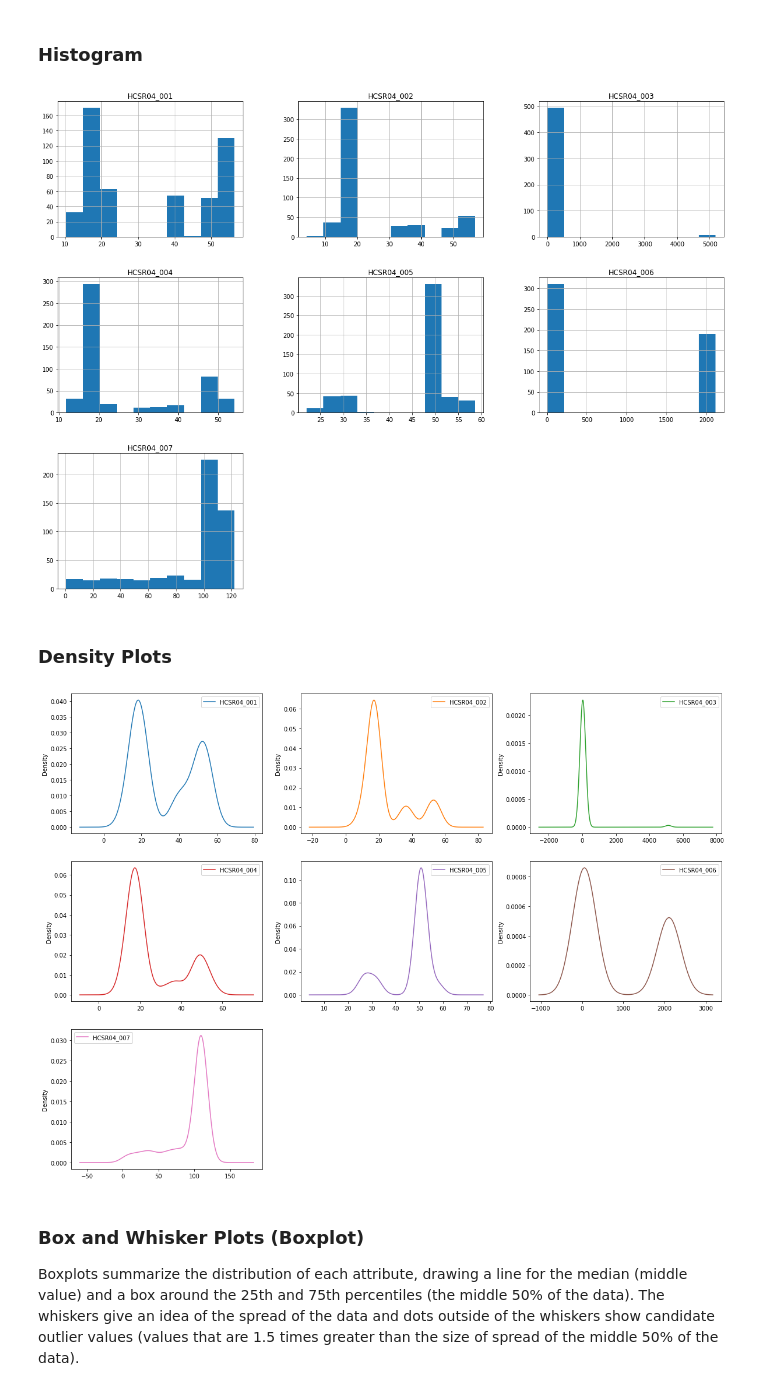
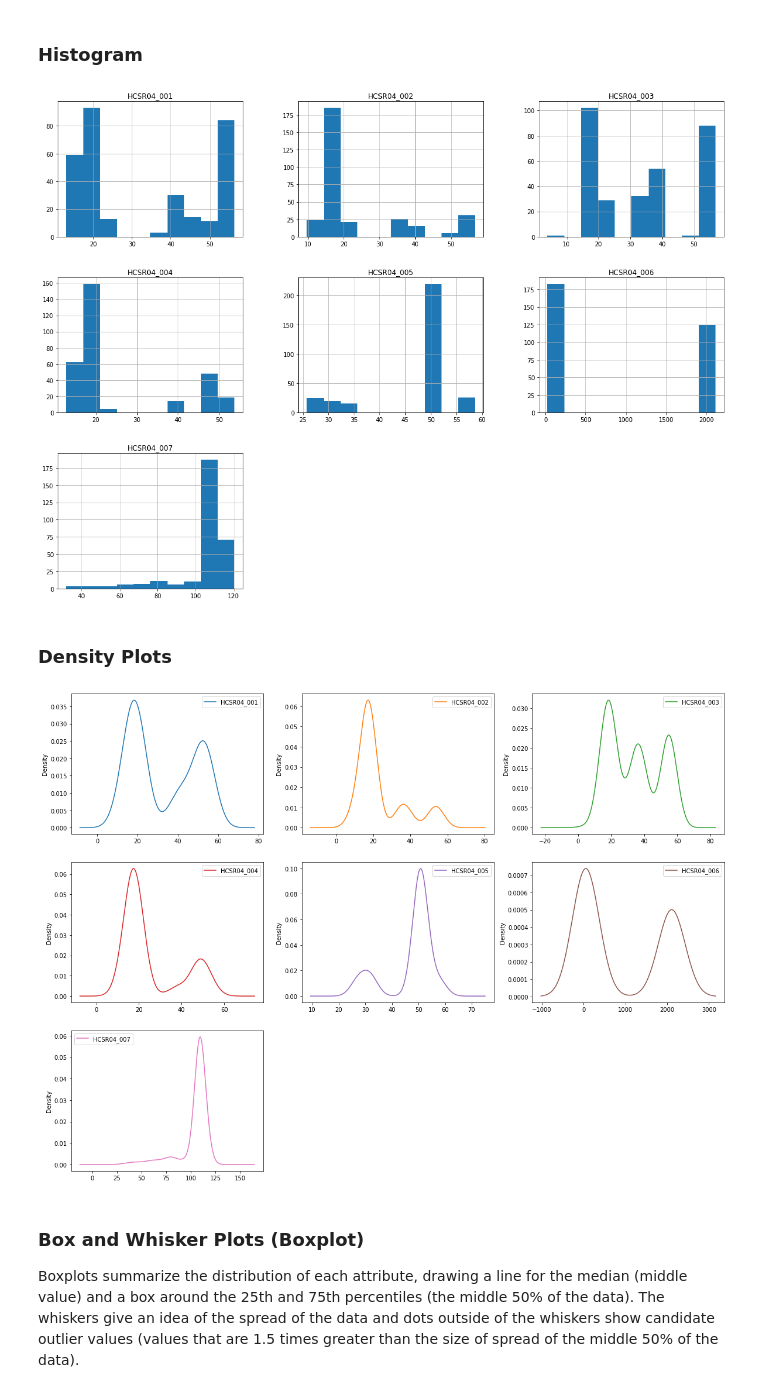
Before and after one commit to emanbuc/ultrasonic-vision, a Jupyter notebook: notebooks/create_training_dataset.ipynb, the cells around one changed output. Saved outputs shown, nothing was run; the diff lists cells and outputs as text; code cells hidden in the pictures.

```diff
--- a/notebooks/create_training_dataset.ipynb
+++ b/notebooks/create_training_dataset.ipynb
@@ -11,9 +11,9 @@ Time column is not relevant for classification and in not included in dataframe
 # Univariate Histograms
 import matplotlib.pyplot as plt
 import pandas
-url = "https://raw.githubusercontent.com/emanbuc/ultrasonic-vision/main/sample_acquisitions/7sensors/20210102/20210102_alldata.csv"
+url = "https://raw.githubusercontent.com/emanbuc/ultrasonic-vision/main/dataset/20210102_alldata_outlier_removed.csv"
 
-names = ['HCSR04_001', 'HCSR04_002', 'HCSR04_003', 'HCSR04_004', 'HCSR04_005', 'HCSR04_006', 'HCSR04_007']
+names = ['HCSR04_001', 'HCSR04_002', 'HCSR04_003', 'HCSR04_004', 'HCSR04_005', 'HCSR04_006', 'HCSR04_007','ObjectClass']
 data = pandas.read_csv(url, usecols=names)
 print(data)
 # %% [output]
@@ -36,17 +36,17 @@ print(data)
 # %% [markdown]
 ### Histogram
 # %%
-data.hist(figsize=(20,15))
+data.iloc[:,[0,1,2,3,4,5,6,7]].hist(figsize=(20,15))
 plt.show()
 # %% [output]
-[figure, old version]
+[figure, new version]
 # %% [markdown]
 ### Density Plots
 # %%
 data.plot(kind='density', subplots=True, layout=(3,3), sharex=False, figsize=(20,15))
 plt.show()
 # %% [output]
-[figure, old version]
+[figure, new version]
 # %% [markdown]
 ### Box and Whisker Plots (Boxplot)
 Boxplots summarize the distribution of each attribute, drawing a line for the median (middle value) and a box around the 25th and 75th percentiles (the middle 50% of the data). The whiskers give an idea of the spread of the data and dots outside of the whiskers show candidate outlier values (values that are 1.5 times greater than the size of spread of the middle 50% of the data).
```
Also changed, not shown: parts of 26 cells of this notebook.
